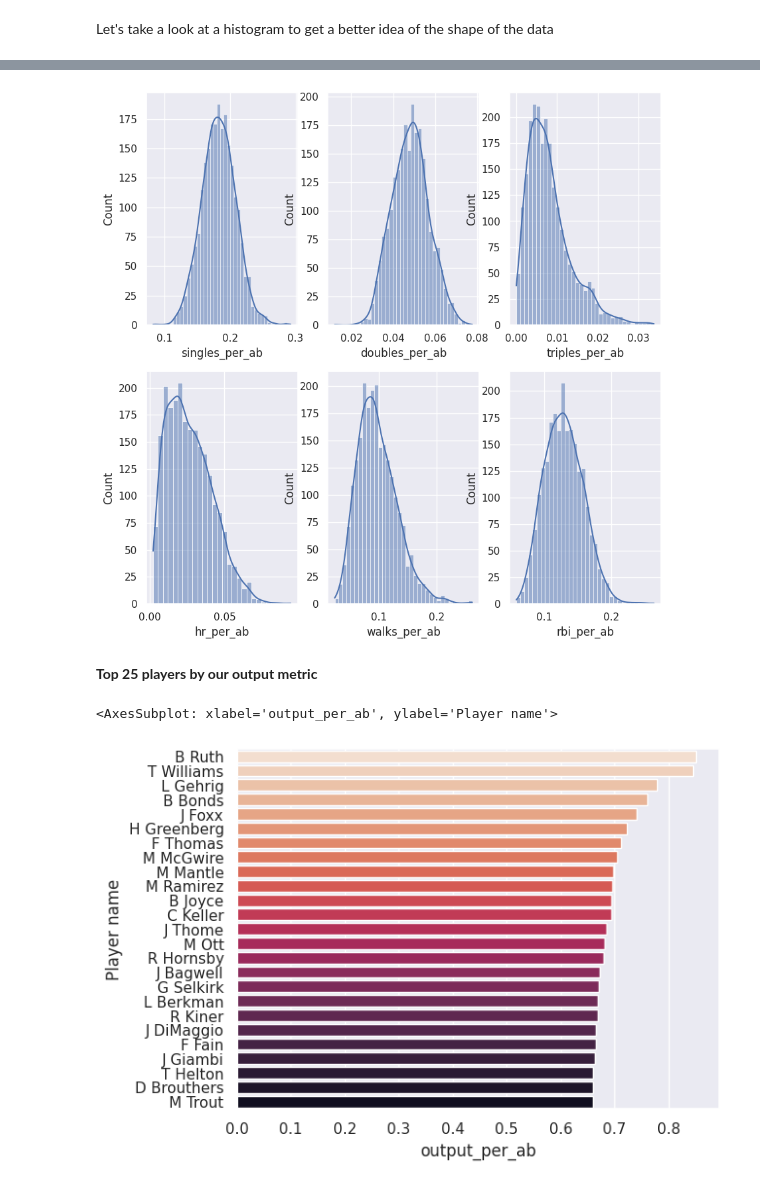
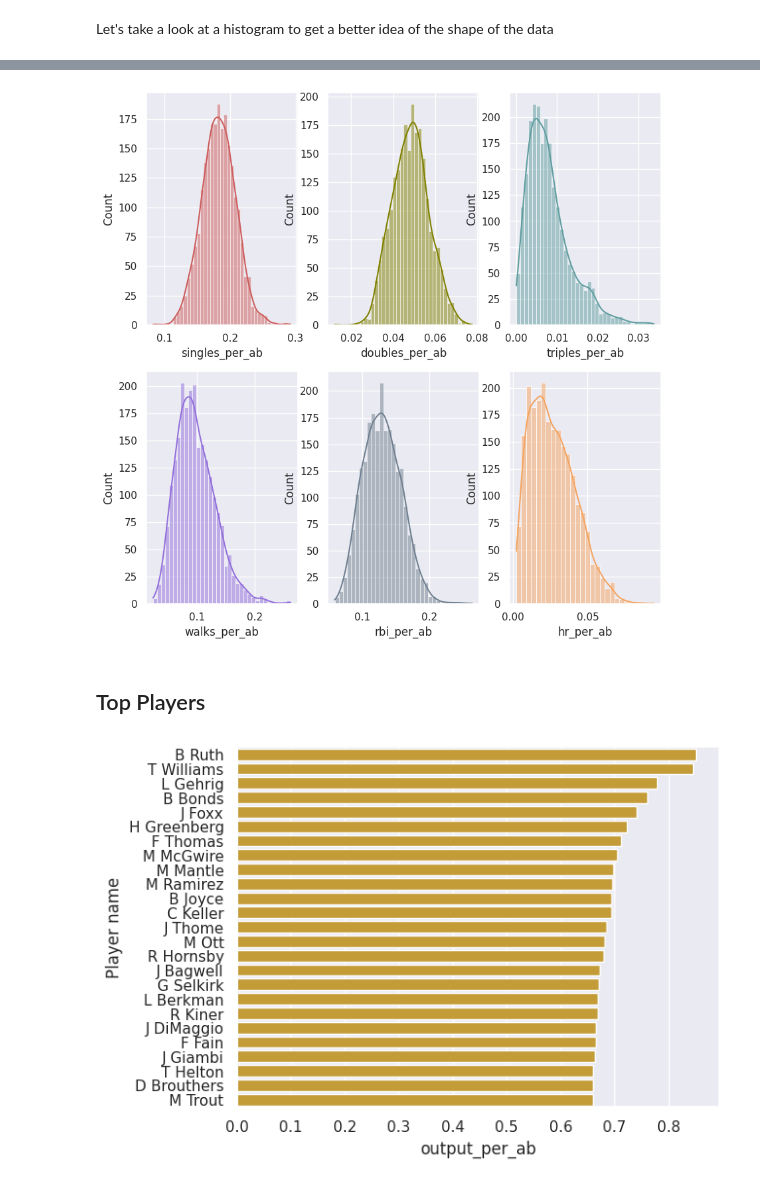
Before and after one commit to Taylorgtyler/career-hitting-stats, a Jupyter notebook: career-hitting-efficiency.ipynb, the cells around one changed output, grey strips where cells are left out. Drawn from its saved outputs; the diff is of its cells as text; code cells hidden in the pictures.

Commit message:
Kaggle Notebook | Career Hitting Efficiency | Improved visualizations

```diff
--- a/career-hitting-efficiency.ipynb
+++ b/career-hitting-efficiency.ipynb
@@ -163,21 +166,22 @@ sns.histplot(data=hdf3, x='output_per_ab')
 sns.set_theme(style='darkgrid')
 fig, axs = plt.subplots(2, 3, figsize=(10, 10))
 
-sns.histplot(data=hdf3, x="singles_per_ab", kde=True, ax=axs[0, 0])
-sns.histplot(data=hdf3, x="doubles_per_ab", kde=True, ax=axs[0, 1])
-sns.histplot(data=hdf3, x="triples_per_ab", kde=True, ax=axs[0, 2])
-sns.histplot(data=hdf3, x="walks_per_ab", kde=True, ax=axs[1, 1])
-sns.histplot(data=hdf3, x="rbi_per_ab", kde=True, ax=axs[1, 2])
-sns.histplot(data=hdf3, x="hr_per_ab", kde=True, ax=axs[1, 0])
+sns.histplot(data=hdf3, x="singles_per_ab", kde=True, color='indianred', ax=axs[0, 0])
+sns.histplot(data=hdf3, x="doubles_per_ab", kde=True, color='olive', ax=axs[0, 1])
+sns.histplot(data=hdf3, x="triples_per_ab", kde=True,color='cadetblue', ax=axs[0, 2])
+sns.histplot(data=hdf3, x="walks_per_ab", kde=True, color='mediumpurple',ax=axs[1, 0])
+sns.histplot(data=hdf3, x="rbi_per_ab", kde=True, color='slategray',ax=axs[1, 1])
+sns.histplot(data=hdf3, x="hr_per_ab", kde=True, color='sandybrown',ax=axs[1, 2])
 
 plt.show()
 # %% [output]
-[figure, old version]
+[figure, new version]
-# %% [markdown]
-**Top 25 players by our output metric**
+# %% [markdown]
+## Top Players
 # %%
 sns.barplot(data=hdf3.nlargest(25, 'output_per_ab'), x='output_per_ab', y='Player name',
-           errorbar=None, orient="h", palette='rocket_r')
+           errorbar=None, orient="h", color='goldenrod')
+
+plt.show()
 # %% [output]
-<AxesSubplot: xlabel='output_per_ab', ylabel='Player name'>
-[figure, old version]
+[figure, new version]
```
Also changed, not shown: parts of 21 cells of this notebook.
